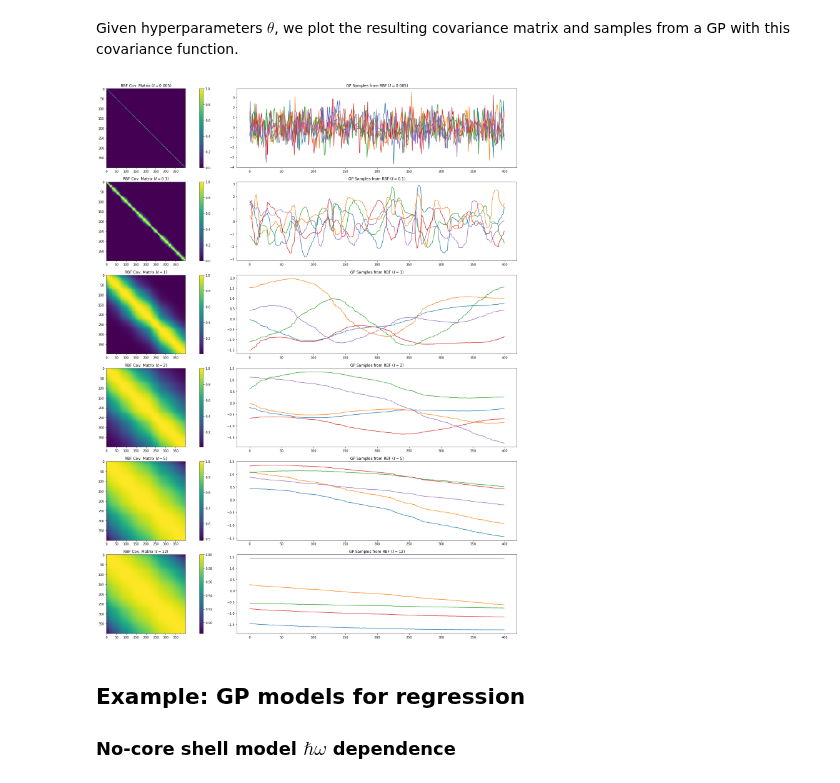
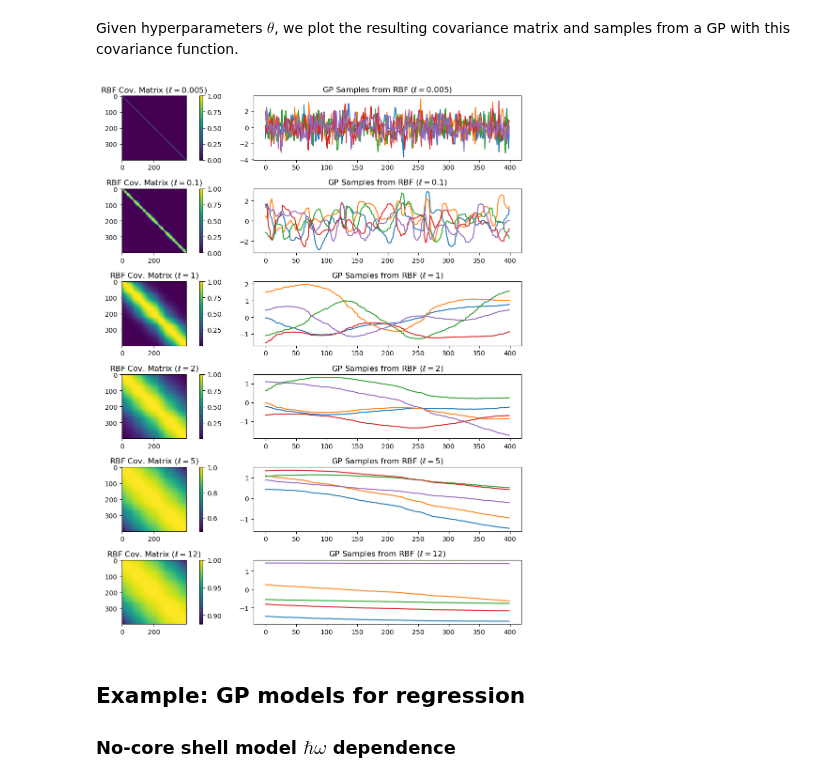
Before and after one commit to stommen/tif285, a Jupyter notebook: MachineLearning/GP/demo-GaussianProcesses.ipynb, the cells around one changed output. Cells and saved outputs as stored; diff of their text form; code cells hidden in the pictures.

```diff
--- a/MachineLearning/GP/demo-GaussianProcesses.ipynb
+++ b/MachineLearning/GP/demo-GaussianProcesses.ipynb
@@ -80,9 +157,9 @@ sigma = np.array([[1, 0.5], [0.5, 1]]); # covariance of the Gaussian
 
 # Generate samples
 np.random.seed(10)
-samples = gen_Gaussian_samples(mu,sigma,N)
+samples = MVN(mean=mu,cov=sigma).rvs(size=N)
 
-f=plt.figure(figsize=(12,8));
+f=plt.figure(figsize=(10,6));
 ax1=plt.subplot(1, 2, 1,autoscale_on=True, aspect='equal')
 #set_limits(samples)
 plot_Gaussian_contours(samples[:,0],samples[:,1],mu,sigma)
@@ -150,24 +227,26 @@ plt.ylim([samplesUncor.min()-0.3, samplesUncor.max()+0.3]);
 * Because I don't want to write down the full 8x8 covariance matrix, I define a "random" one through a mathematical procedure that is guaranteed to give me back a positive definite and symmetric matrix (i.e. a valid covariance). More on this later.
 # %%
 N=5
-mu = np.array([0,0,0,0,0,0,0,0])
-D = mu.shape[0]
+D = 8
+mu = np.zeros(D)
 
-# Generate random covariance matrix
-tmp = np.sort(np.random.rand(D))[:,None]
-tmp2 = tmp**np.arange(5)
-sigma = 5*np.dot(tmp2,tmp2.T) + 0.005*np.eye(D)
+# Generate a random covariance matrix
+sigma = randomCovarianceMatrix(D)
+
 with np.printoptions(precision=2, suppress=True):
     print('Covariance matrix:')
     print(sigma)
     print('Eigenvalues all larger than zero')
     print(np.linalg.eigvals(sigma))
 
-samples = gen_Gaussian_samples(mu,sigma,N)
+samples = MVN(mean=mu,cov=sigma).rvs(size=N)
 
+fig,ax = plt.subplots(1,1,figsize=(6,4))
 for i in np.arange(N):
-    plt.plot(tmp,samples[i,:], '-o')
+    ax.plot(np.arange(D)+1,samples[i,:], '-o')
 
-plt.gca().set_title(f'{N} samples of a {D} dimensional Gaussian');
+ax.set_ylabel(r'$y_i$')
+ax.set_xlabel(r'$i$')
+ax.set_title(f'{N} samples of a {D} dimensional Gaussian');
 # %% [output]
 Covariance matrix:
@@ -186,18 +265,19 @@ Eigenvalues all larger than zero
 Taking this even further, we can plot samples from a 200-dimensional Gaussian in the dimension-wise plot.
 # %%
 N=5
-D=200
-mu = np.zeros((D,1))[:,0]
+D = 200
+mu = np.zeros(D)
 
-# Generate random covariance matrix
-tmp = np.sort(np.random.rand(D))[:,None]
-tmp2 = tmp**np.arange(5)
-sigma = 5*np.dot(tmp2,tmp2.T)+ 0.0005*np.eye(D)
+# Generate a random covariance matrix
+sigma = randomCovarianceMatrix(D)
 
-samples = gen_Gaussian_samples(mu,sigma,N)
+samples = MVN(mean=mu,cov=sigma).rvs(size=N)
 
+fig,ax = plt.subplots(1,1,figsize=(6,4))
 for i in np.arange(N):
-    plt.plot(tmp,samples[i,:], '-')
+    ax.plot(np.arange(D)+1,samples[i,:], '-')
 
-plt.gca().set_title(f'{N} samples of a {D} dimensional Gaussian');
+ax.set_ylabel(r'$y_i$')
+ax.set_xlabel(r'$i$')
+ax.set_title(f'{N} samples of a {D} dimensional Gaussian');
 # %% [output]
@@ -286,33 +366,33 @@ Given hyperparameters $\theta$, we plot the resulting covariance matrix and samp
 # %%
 X = np.sort(np.random.rand(400, 1) * 6 , axis=0)
 
 params_rbf    = [0.005, 0.1, 1, 2, 5, 12]
 K = len(params_rbf)
 
 num_samples=5
-plt.figure(figsize=(25,25))
+plt.figure(figsize=(12,12))
 j=1
 for i in range(K):
     plt.subplot(K,2,j)
     K_rbf = cov_RBF(X,X,alpha=np.array([1,params_rbf[i]]))
     plt.imshow(K_rbf)
     plt.colorbar()
     plt.gca().set_title(rf'RBF Cov. Matrix ($\ell={params_rbf[i]}$)')
 
     plt.subplot(K,2,j+1)
     # Assume a GP with zero mean
     mu=np.zeros((1,K_rbf.shape[0]))[0,:]
     for s in range(num_samples):
         # nugget is a small white noise addition to the diagonal elements to ensure positive definiteness
         nugget = 1e-5*np.eye(K_rbf.shape[0])
         sample = np.random.multivariate_normal(mean=mu, cov=K_rbf+nugget)
         plt.plot(sample)
     plt.gca().set_title(rf'GP Samples from RBF ($\ell={params_rbf[i]}$)')
     j+=2
 
 plt.tight_layout()
 # %% [output]
-[figure, old version]
+[figure, new version]
 # %% [markdown]
 ## Example: GP models for regression
 ### No-core shell model $\hbar\omega$ dependence
```
Also changed, not shown: parts of 26 cells of this notebook.
